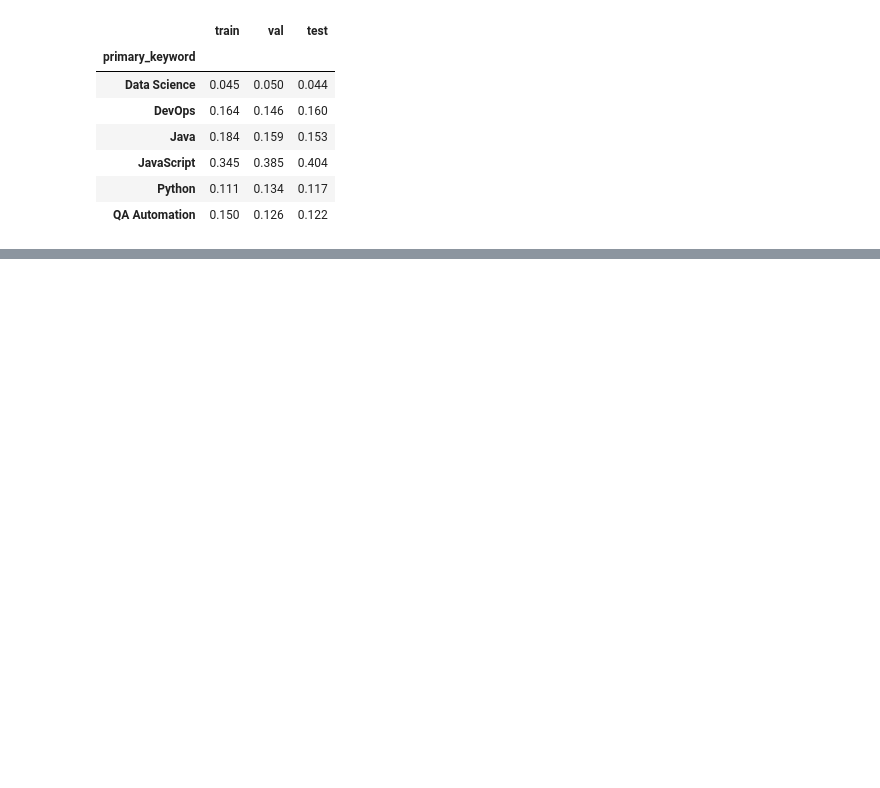
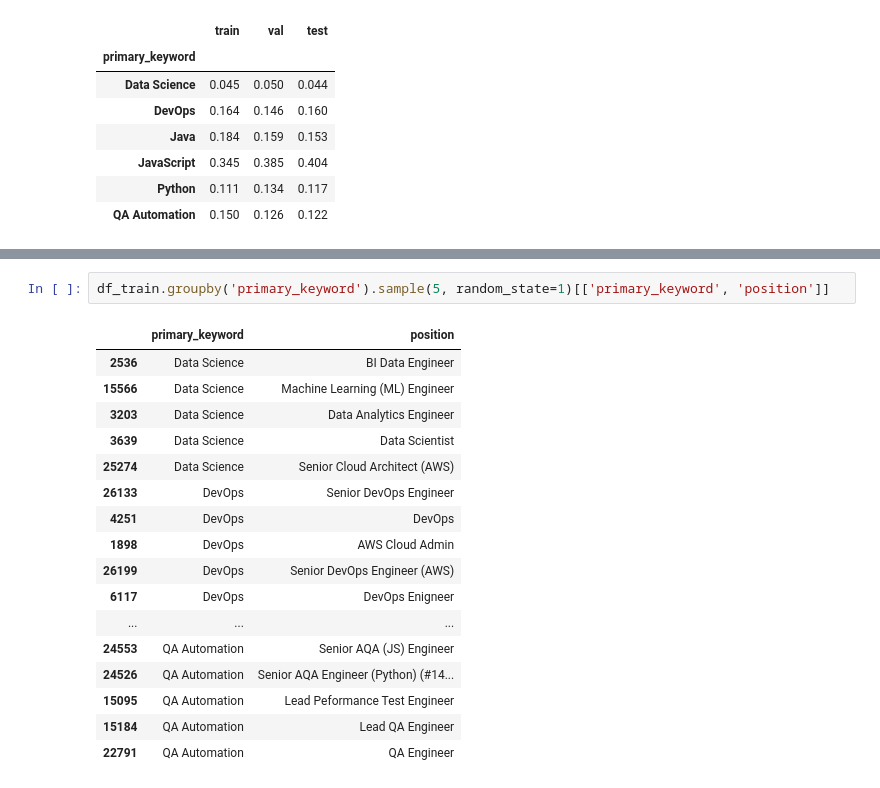
Before and after one commit to HubDev-AI/job-category-classifier, a Jupyter notebook: notebook.ipynb, the cells around one changed output, grey strips where cells are left out. Drawn from its saved outputs; the diff is of its cells as text; blank space fills up the shorter version.

```diff
--- a/notebook.ipynb
+++ b/notebook.ipynb
@@ -295,0 +449,20 @@ pd.DataFrame({
+# %%
+df_train.groupby('primary_keyword').sample(5, random_state=1)[['primary_keyword', 'position']]
+# %% [output]
+|  | primary_keyword | position |
+| 2536 | Data Science | BI Data Engineer |
+| 15566 | Data Science | Machine Learning (ML) Engineer |
+| 3203 | Data Science | Data Analytics Engineer |
+| 3639 | Data Science | Data Scientist |
+| 25274 | Data Science | Senior Cloud Architect (AWS) |
+| 26133 | DevOps | Senior DevOps Engineer |
+| 4251 | DevOps | DevOps |
+| 1898 | DevOps | AWS Cloud Admin |
+| 26199 | DevOps | Senior DevOps Engineer (AWS) |
+| 6117 | DevOps | DevOps Enigneer |
+| ... | ... | ... |
+| 24553 | QA Automation | Senior AQA (JS) Engineer |
+| 24526 | QA Automation | Senior AQA Engineer (Python) (#14... |
+| 15095 | QA Automation | Lead Peformance Test Engineer |
+| 15184 | QA Automation | Lead QA Engineer |
+| 22791 | QA Automation | QA Engineer |
```
Also changed, not shown: parts of 27 cells of this notebook.
